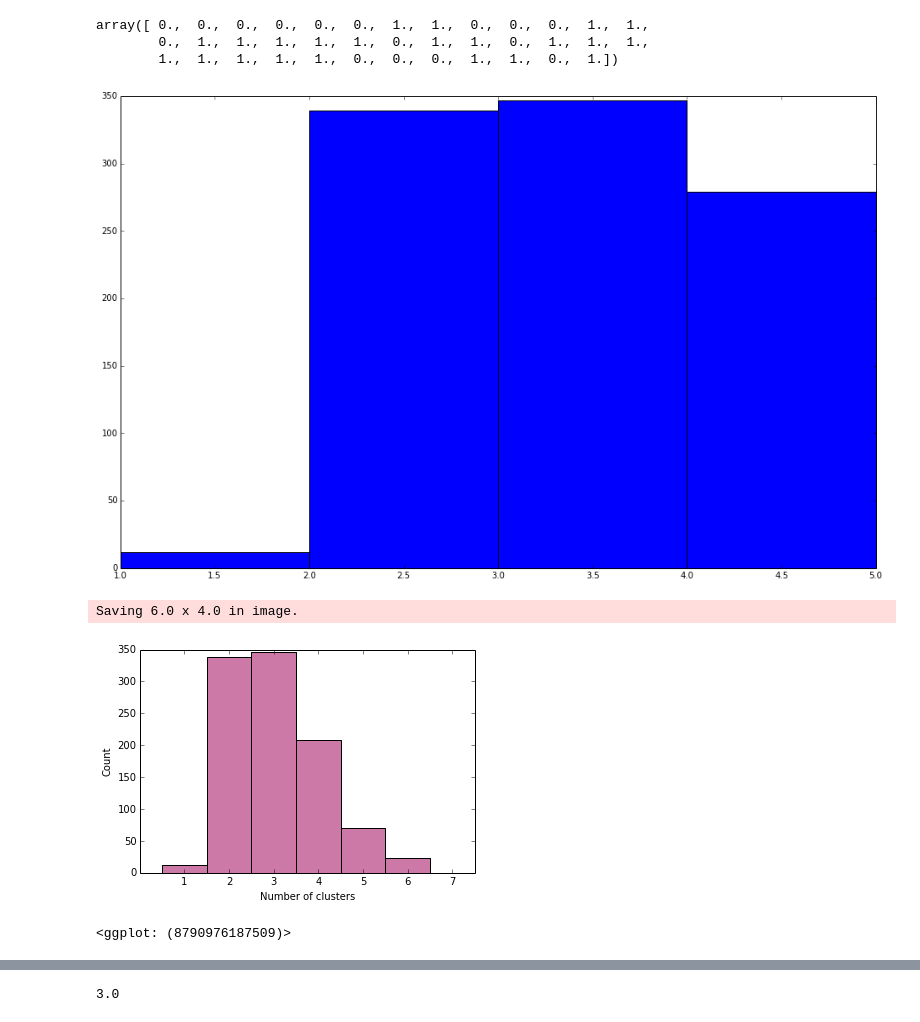
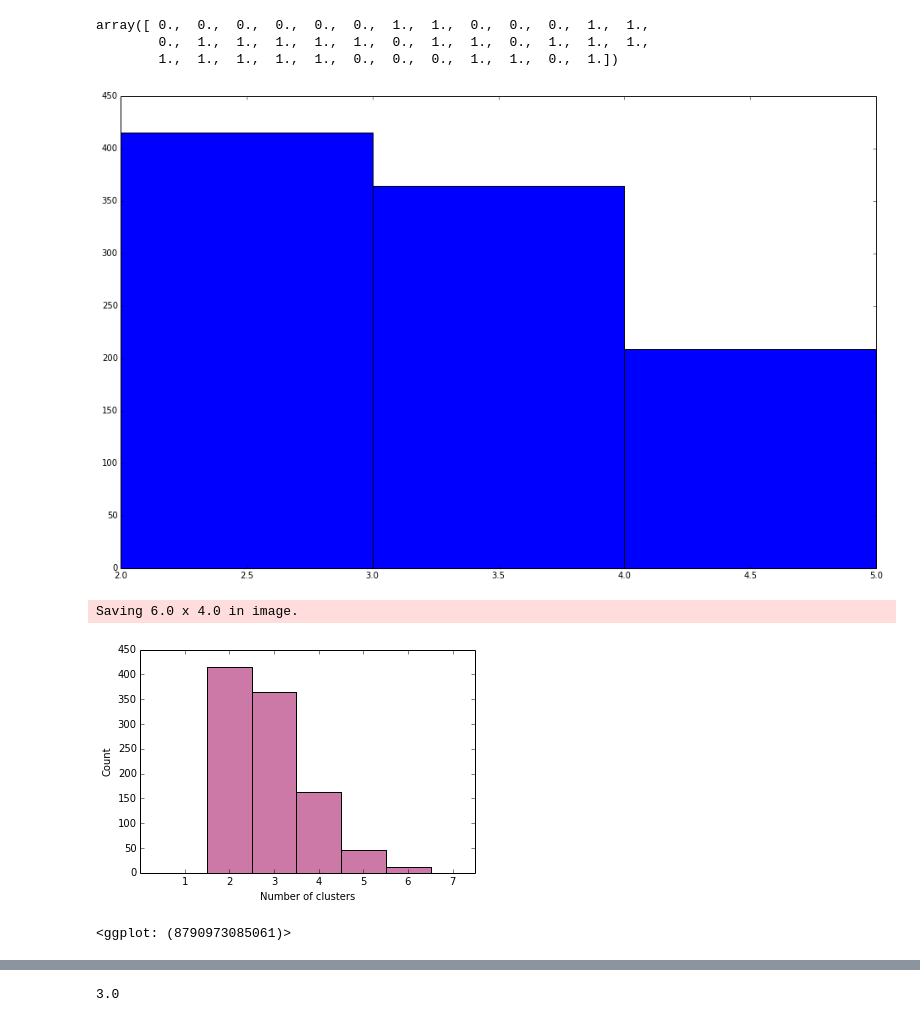
Before and after one commit to ap728/ppl-hormones, a Jupyter notebook: src/main.ipynb, the cells around one changed output, grey strips where cells are left out. Saved outputs shown, nothing was run; the diff lists cells and outputs as text; code cells hidden in the pictures.

```diff
--- a/src/main.ipynb
+++ b/src/main.ipynb
@@ -182,27 +182,27 @@ array([ 0.,  0.,  0.,  0.,  0.,  0.,  1.,  1.,  0.,  0.,  0.,  1.,  1.,
 # %%
 # Sample the parameters and draw a picture
 
 samples = list()
 
 for _ in range(1000):
 
-    v.infer(100)
+    v.infer(1000)
 
     cluster_memberships = v.sample('(list ' + ' '.join('(cluster_membership %d)' % index
                                                        for index in range(len(X))) + ')')
     cluster_numbers = np.unique(cluster_memberships)
 
     samples.append(len(cluster_numbers))
 
 
 fig, ax = plt.subplots(figsize=(16, 10))
 plt.clf()
 
 plt.hist(samples, bins=[0,1,2,3,4,5]) # Pyplot does dumb things with bins when left alone.
 
 plt.show()
 # %% [output]
-[figure, old version]
+[figure, new version]
 # %%
 # ggplot
 # Relies on list of samples generated from for loop above
@@ -222,8 +222,8 @@ ggplot.ggsave(p, "cluster_num_hist.pdf")
 print(p)
 # %% [output]
 Saving 6.0 x 4.0 in image.
-[figure, old version]
+[figure, new version]
-<ggplot: (8790976187509)>
+<ggplot: (8790973085061)>
 # %%
 # Try to get a "trace" of number of clusters
 df = pd.DataFrame(samples,  columns=['cluster_num_count'])
```
Also changed, not shown: parts of 7 cells of this notebook.
